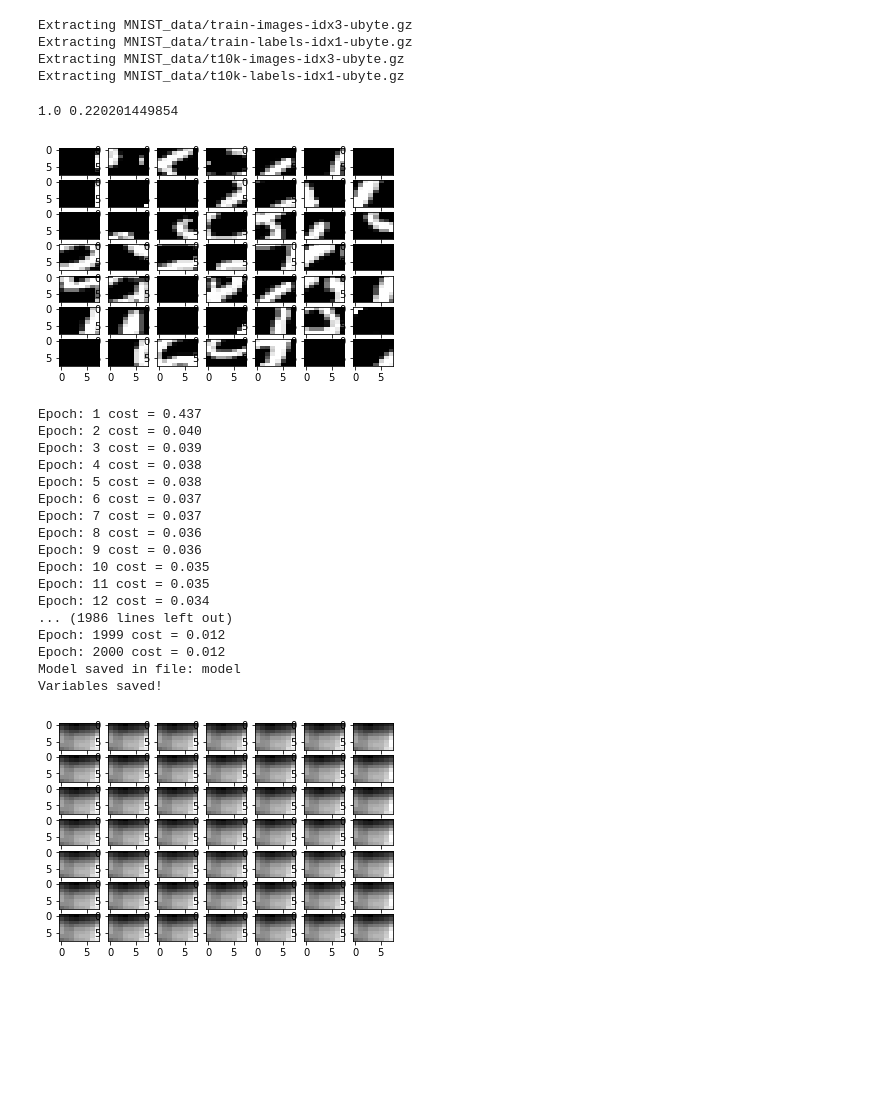
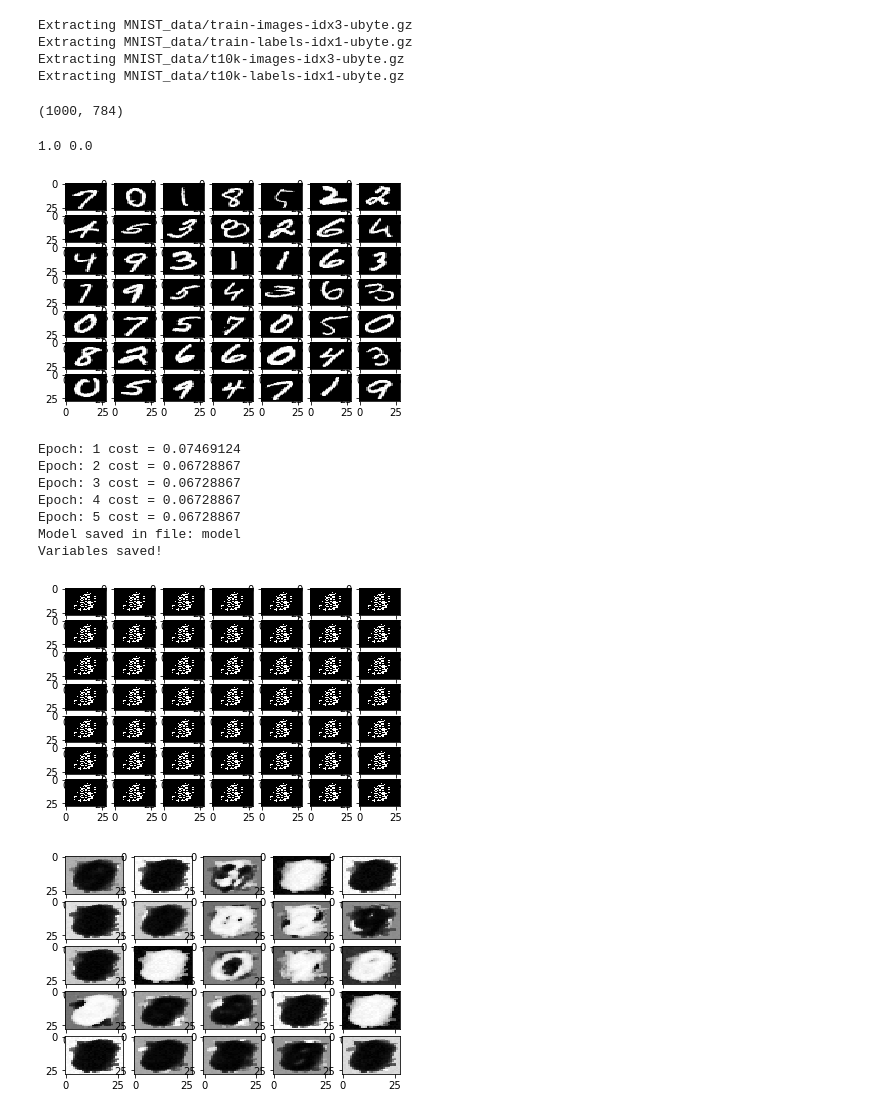
Before and after one commit to yanchaoni/SAE_tensorflow, a Jupyter notebook: SAE_notebook.ipynb, the cells around one changed output. Drawn from its saved outputs; the diff is of its cells as text; code cells hidden in the pictures; blank space fills up the shorter version.

Commit message:
Regular encoder with Adam Optimizer

```diff
--- a/SAE_notebook.ipynb
+++ b/SAE_notebook.ipynb
@@ -13,15 +13,16 @@ Extracting MNIST_data/train-labels-idx1-ubyte.gz
 Extracting MNIST_data/t10k-images-idx3-ubyte.gz
 Extracting MNIST_data/t10k-labels-idx1-ubyte.gz
 # %%
-patchsize = 8
+patchsize = 28
+numpatches = 1000
 visibleSize = patchsize*patchsize
-hiddenSize = 25
-learning_rate = 0.3
-epochs = 2000
+hiddenSize = 300
+learning_rate = 0.5
+epochs = 5
 batch_size = 100
-regul_weight = 0.0001
-sparsity = 0.01
-sparsity_weight = 2 #
+regul_weight = 0
+sparsity = 0.05
+sparsity_weight = 0 #
 # %%
 def KL(rho, rho_j):
     return rho * tf.log(rho / rho_j) + (1 - rho) * tf.log((1 - rho) / (1 - rho_j))
@@ -53,19 +54,23 @@ def sampleImage(images, patchsize = 8):
     patches = normalize(patches)
     return patches
 # %%
-images, _ = mnist.train.next_batch(batch_size=10)
-patches = sampleImage(images, patchsize).T
+images, _ = mnist.train.next_batch(batch_size=numpatches)
+# patches = sampleImage(images, patchsize, numpatches).T
+patches = images
+print(patches.shape)
+# %% [output]
+(1000, 784)
 # %%
 print(np.max(patches), np.min(patches))
 # %% [output]
-1.0 0.220201449854
+1.0 0.0
 # %%
 plt.figure()
 for i in range(49):
     ax= plt.subplot(7, 7,i+1)
-    im=ax.imshow(patches[np.random.randint(0, 10000), :].reshape([patchsize, patchsize]), cmap='gray', aspect='auto')
+    im=ax.imshow(patches[np.random.randint(0, numpatches), :].reshape([patchsize, patchsize]), cmap='gray', aspect='auto')
 # %% [output]
-[figure, old version]
+[figure, new version]
 # %%
 data = tf.placeholder(tf.float32, [None, visibleSize])
 x = tf.placeholder(tf.float32, [None, visibleSize])
@@ -93,49 +98,48 @@ regul = tf.reduce_sum(tf.square(W1)) + tf.reduce_sum(tf.square(W2))
 penalty = tf.reduce_sum(KL(sparsity, rho))
 loss = MSE + regul_weight * regul + sparsity_weight * penalty
 # %%
-optimiser = tf.train.GradientDescentOptimizer(learning_rate=learning_rate).minimize(loss)
+optimiser = tf.train.AdamOptimizer(learning_rate=learning_rate).minimize(loss)
 init_op = tf.global_variables_initializer()
 # %%
 with tf.Session() as sess:
     sess.run(init_op)
     for epoch in range(epochs):
         avg_cost = 0
-        total_batch = int(10000 / batch_size)
+        total_batch = int(numpatches / batch_size)
         for i in range(total_batch):
             batch_x = patches[batch_size*i:batch_size*(i+1), :]
             _, c = sess.run([optimiser, loss],
                             feed_dict={x: batch_x, y: batch_x, data: patches})
             avg_cost += c / total_batch
-        print("Epoch:", (epoch + 1), "cost =", "{:.3f}".format(avg_cost))
+        print("Epoch:", (epoch + 1), "cost =", "{:.8f}".format(avg_cost))
     saver = tf.train.Saver()
     save_path = saver.save(sess, "model")
     print("Model saved in file: %s" % save_path)
     print("Variables saved!")
     feed_dict = {x: patches[:49, :]}
     classification = sess.run(y_, feed_dict)
     plt.figure()
     for i in range(49):
         ax= plt.subplot(7, 7,i+1)
         im=ax.imshow(classification[i, :].reshape([patchsize, patchsize]), cmap='gray', aspect='auto')
+        #First let's load meta graph and restore weights
+    # saver = tf.train.import_meta_graph('model.meta')
+    # saver.restore(sess,tf.train.latest_checkpoint('./'))
+    weights = sess.run(W1)
+    plt.figure()
+    for i in range(25):
+        ax= plt.subplot(5, 5,i+1)
+        im=ax.imshow(weights[:, i].reshape([patchsize, patchsize]), cmap='gray', aspect='auto')
 # %% [output]
-Epoch: 1 cost = 0.437
-Epoch: 2 cost = 0.040
-Epoch: 3 cost = 0.039
-Epoch: 4 cost = 0.038
-Epoch: 5 cost = 0.038
-Epoch: 6 cost = 0.037
-Epoch: 7 cost = 0.037
-Epoch: 8 cost = 0.036
-Epoch: 9 cost = 0.036
-Epoch: 10 cost = 0.035
-Epoch: 11 cost = 0.035
-Epoch: 12 cost = 0.034
-... (1986 lines left out)
-Epoch: 1999 cost = 0.012
-Epoch: 2000 cost = 0.012
+Epoch: 1 cost = 0.07469124
+Epoch: 2 cost = 0.06728867
+Epoch: 3 cost = 0.06728867
+Epoch: 4 cost = 0.06728867
+Epoch: 5 cost = 0.06728867
 Model saved in file: model
 Variables saved!
-[figure, old version]
+[figure, new version]
+[figure, added]
 # %%
 for i in range(49):
     ax= plt.subplot(7, 7,i+1)
```
Also changed, not shown: parts of 9 cells of this notebook.
